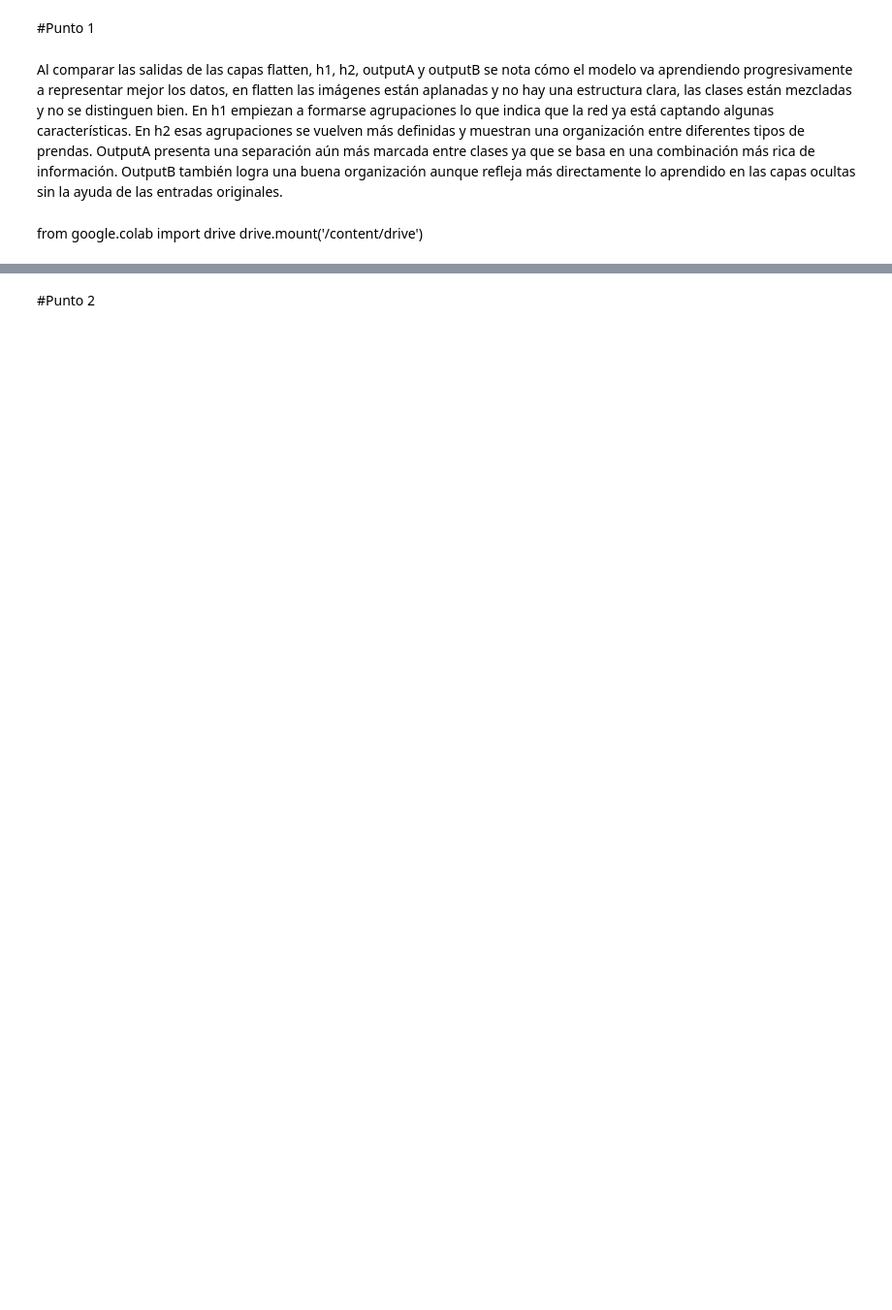
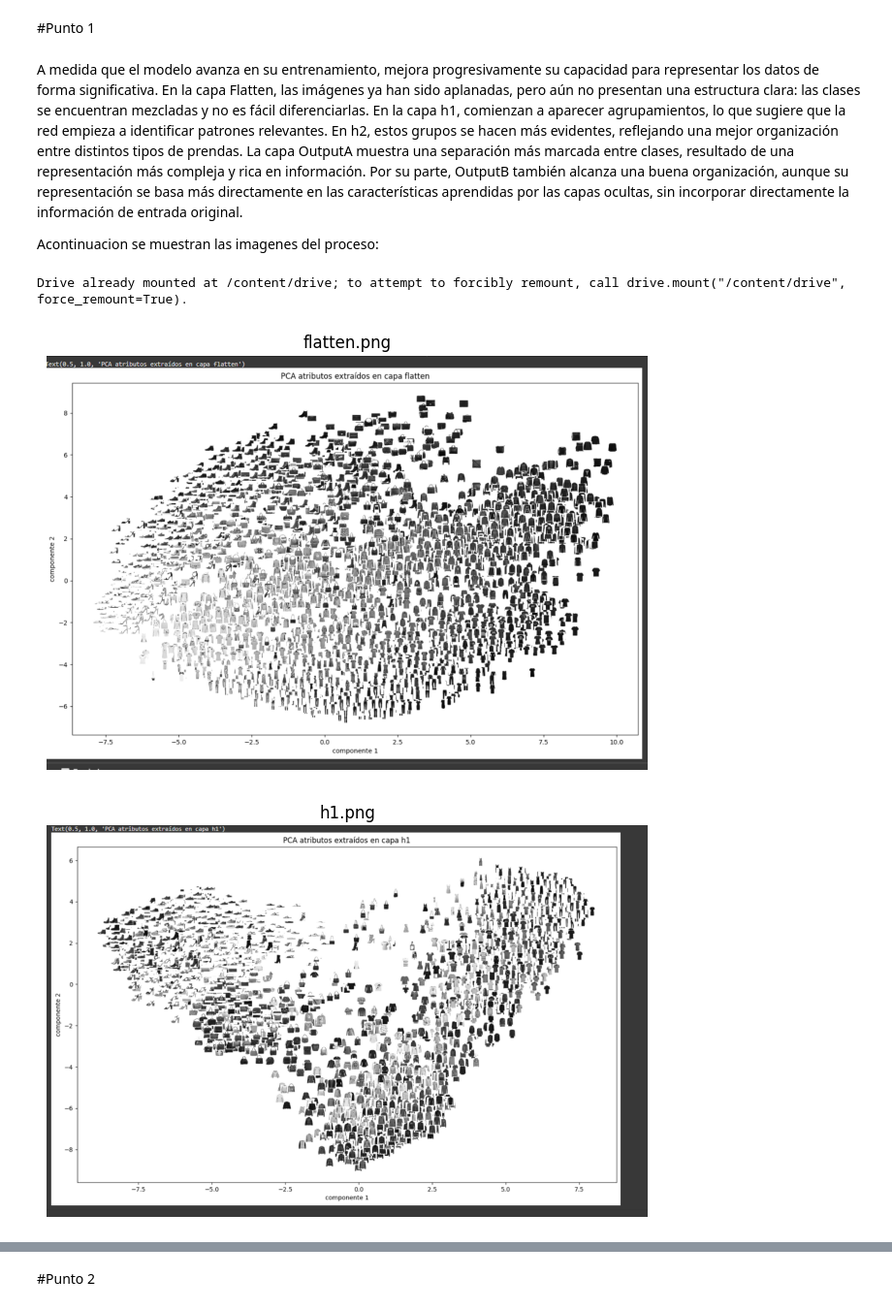
Before and after one commit to Jholman22/ProcesamientoImagenes2025, a Jupyter notebook: 2_DL_Keras_API_funcional.ipynb, the cells around one changed output, grey strips where cells are left out. Shown at 97% size. Saved outputs shown, nothing was run; the diff lists cells and outputs as text; code cells hidden in the pictures; blank space fills up the shorter version.

```diff
--- a/2_DL_Keras_API_funcional.ipynb
+++ b/2_DL_Keras_API_funcional.ipynb
@@ -288,7 +405,37 @@ tf.keras.utils.plot_model(model_fun2)
 # %% [markdown]
 #Punto 1
 # %% [markdown]
-Al comparar las salidas de las capas flatten, h1, h2, outputA y outputB se nota cómo el modelo va aprendiendo progresivamente a representar mejor los datos, en flatten las imágenes están aplanadas y no hay una estructura clara, las clases están mezcladas y no se distinguen bien. En h1 empiezan a formarse agrupaciones lo que indica que la red ya está captando algunas características. En h2 esas agrupaciones se vuelven más definidas y muestran una organización entre diferentes tipos de prendas. OutputA presenta una separación aún más marcada entre clases ya que se basa en una combinación más rica de información. OutputB también logra una buena organización aunque refleja más directamente lo aprendido en las capas ocultas sin la ayuda de las entradas originales.
+A medida que el modelo avanza en su entrenamiento, mejora progresivamente su capacidad para representar los datos de forma significativa. En la capa Flatten, las imágenes ya han sido aplanadas, pero aún no presentan una estructura clara: las clases se encuentran mezcladas y no es fácil diferenciarlas. En la capa h1, comienzan a aparecer agrupamientos, lo que sugiere que la red empieza a identificar patrones relevantes. En h2, estos grupos se hacen más evidentes, reflejando una mejor organización entre distintos tipos de prendas. La capa OutputA muestra una separación más marcada entre clases, resultado de una representación más compleja y rica en información. Por su parte, OutputB también alcanza una buena organización, aunque su representación se basa más directamente en las características aprendidas por las capas ocultas, sin incorporar directamente la información de entrada original.
+
+Acontinuacion se muestran las imagenes del proceso:
-# %% [markdown]
-from google.colab import drive
-drive.mount('/content/drive')
+# %%
+# Paso 1: Montar Google Drive
+from google.colab import drive
+drive.mount('/content/drive')
+
+# Paso 2: Librerías necesarias
+import os
+import matplotlib.pyplot as plt
+import matplotlib.image as mpimg
+# %% [output]
+Drive already mounted at /content/drive; to attempt to forcibly remount, call drive.mount("/content/drive", force_remount=True).
+# %%
+# Paso 3: Ruta de la carpeta de imágenes (ajústala si es necesario)
+folder_path = '/content/drive/MyDrive/Procesamiento/'
+
+# Paso 4: Obtener todos los archivos de imagen en esa carpeta
+image_files = [f for f in os.listdir(folder_path) if f.lower().endswith(('.jpg', '.png', '.jpeg'))]
+
+# Paso 5: Mostrar todas las imágenes
+for img_name in image_files:
+    img_path = os.path.join(folder_path, img_name)
+    img = mpimg.imread(img_path)
+
+    plt.figure(figsize=(8, 8))
+    plt.imshow(img)
+    plt.title(img_name)
+    plt.axis('off')
+    plt.show()
+# %% [output]
+[figure, added]
+[figure, added]
```
Also changed, not shown: parts of 41 cells of this notebook.
